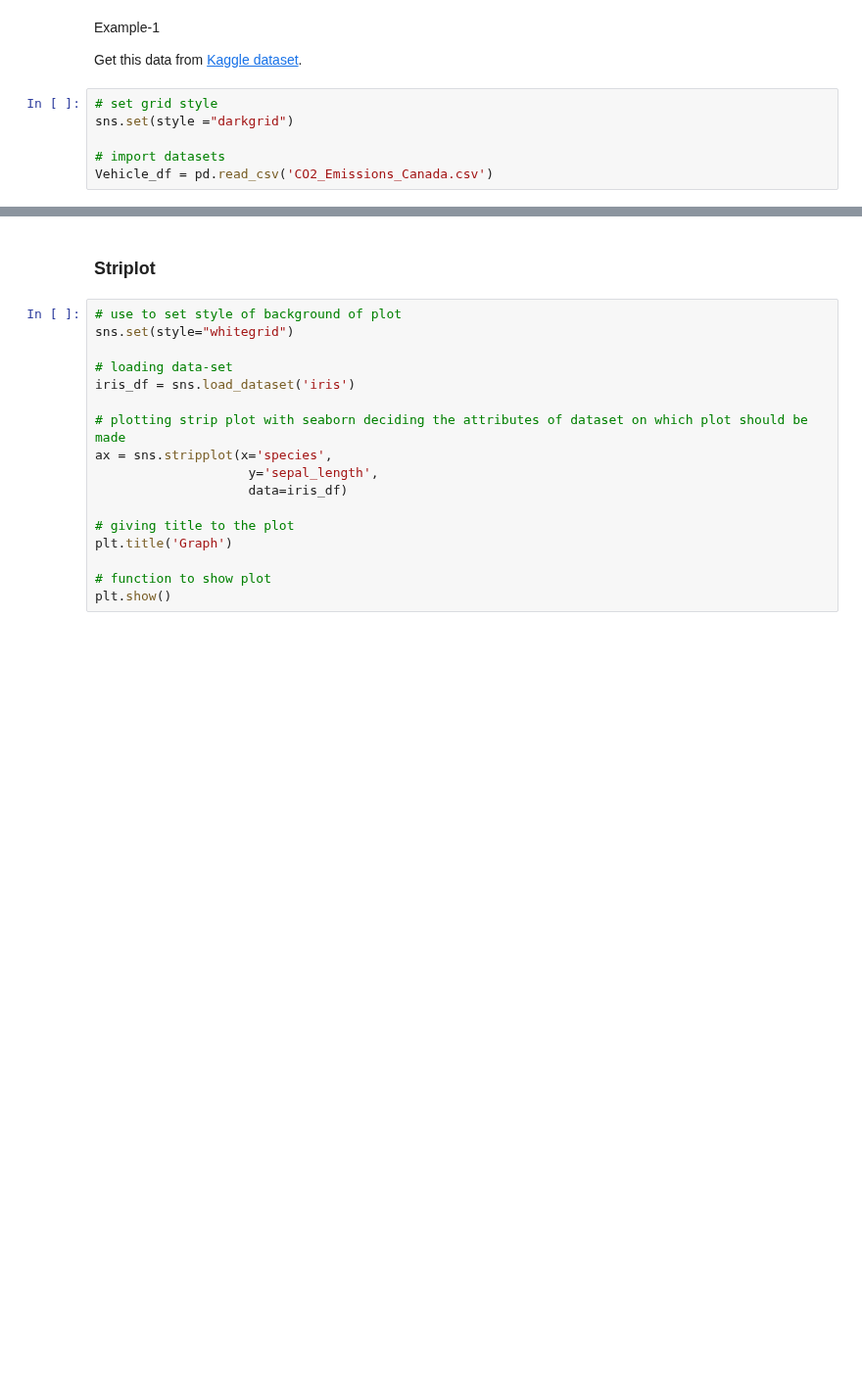
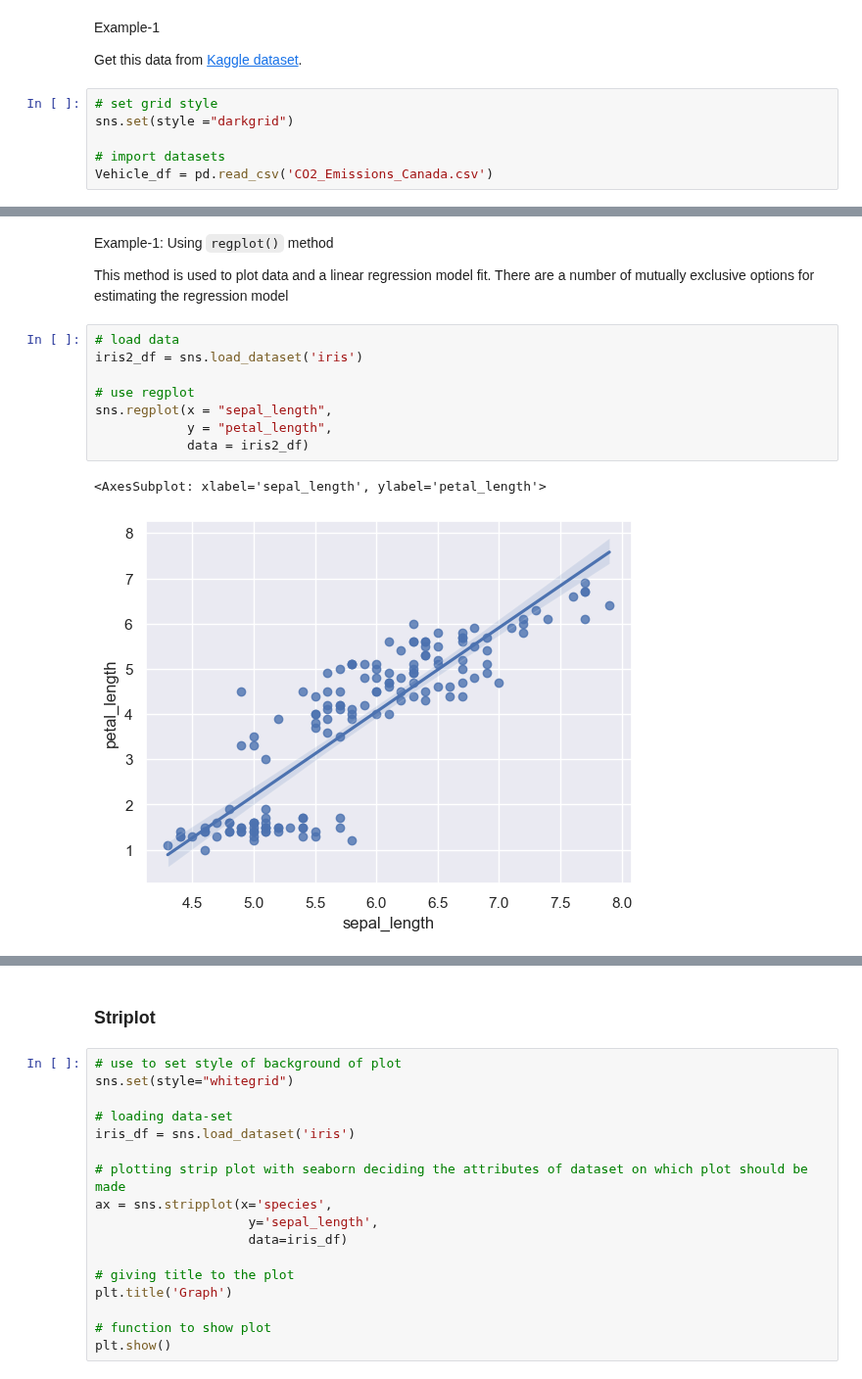
Before and after one commit to arunp77/Python-programming, a Jupyter notebook: Python-fundamental/Matplotlib.ipynb, the cells around one changed output, grey strips where cells are left out. Shown at 98% size. Cells and saved outputs as stored; diff of their text form; blank space fills up the shorter version.

```diff
--- a/Python-fundamental/Matplotlib.ipynb
+++ b/Python-fundamental/Matplotlib.ipynb
@@ -1568,0 +1619,15 @@ plt.show()
+# %% [markdown]
+Example-1: Using `regplot()` method
+
+This method is used to plot data and a linear regression model fit. There are a number of mutually exclusive options for estimating the regression model
+# %%
+# load data
+iris2_df = sns.load_dataset('iris')
+
+# use regplot
+sns.regplot(x = "sepal_length",
+            y = "petal_length",
+            data = iris2_df)
+# %% [output]
+<AxesSubplot: xlabel='sepal_length', ylabel='petal_length'>
+[figure, added]
```
Also changed, not shown: parts of 7 cells of this notebook.
